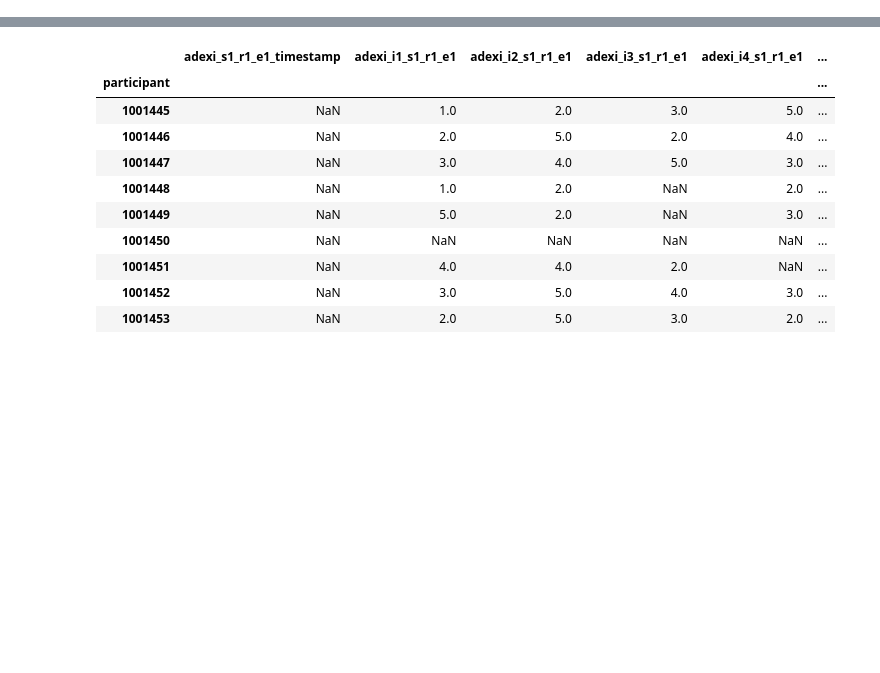
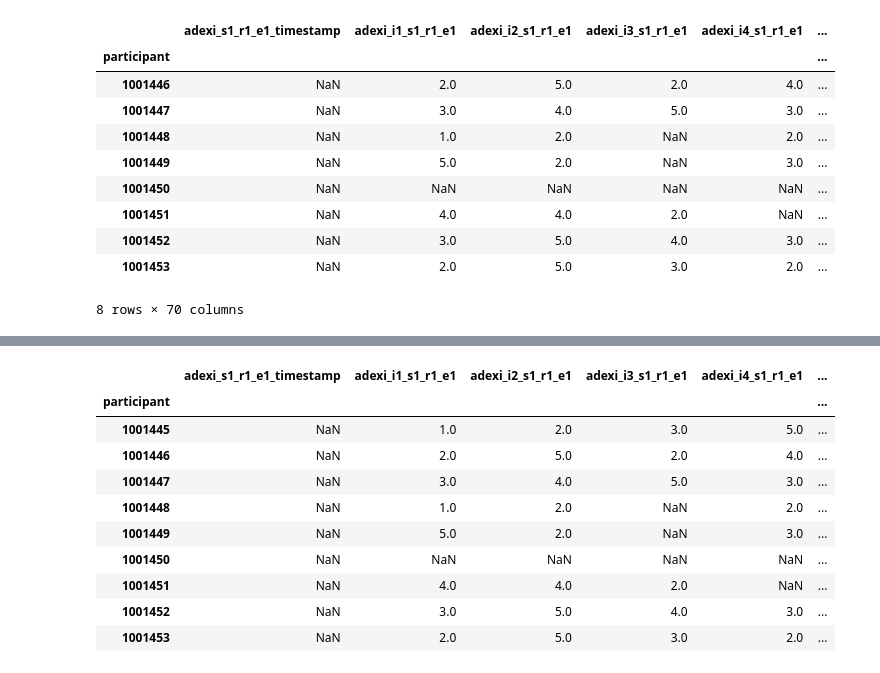
Before and after one commit to davhunt/instruments, a Jupyter notebook: script/Testing.ipynb, the cells around one changed output, grey strips where cells are left out. Cells and saved outputs as stored; diff of their text form; code cells hidden in the pictures; blank space fills up the shorter version.

```diff
--- a/script/Testing.ipynb
+++ b/script/Testing.ipynb
@@ -248,5 +372,5 @@ class Adexi:
 # %%
-file = pd.read_csv("/Users/osman/OneDrive/Documents/expected_input.csv",index_col="participant")
+file = pd.read_csv("/Users/osman/OneDrive/Documents/expected_inputAQ10.csv",index_col="participant")
 df = pd.DataFrame(file)
 # %%
 with open('data.json','r') as infile:
@@ -262,0 +407,16 @@ this is inside of possibleScoring [1001451, 1001447, 1001453, 1001446]
+# %%
+df.drop(1001445,inplace=True)
+# %%
+df
+# %% [output]
+|  | adexi_s1_r1_e1_timestamp | adexi_i1_s1_r1_e1 | adexi_i2_s1_r1_e1 | adexi_i3_s1_r1_e1 | adexi_i4_s1_r1_e1 | ... |
+| participant |  |  |  |  |  | ... |
+| 1001446 | NaN | 2.0 | 5.0 | 2.0 | 4.0 | ... |
+| 1001447 | NaN | 3.0 | 4.0 | 5.0 | 3.0 | ... |
+| 1001448 | NaN | 1.0 | 2.0 | NaN | 2.0 | ... |
+| 1001449 | NaN | 5.0 | 2.0 | NaN | 3.0 | ... |
+| 1001450 | NaN | NaN | NaN | NaN | NaN | ... |
+| 1001451 | NaN | 4.0 | 4.0 | 2.0 | NaN | ... |
+| 1001452 | NaN | 3.0 | 5.0 | 4.0 | 3.0 | ... |
+| 1001453 | NaN | 2.0 | 5.0 | 3.0 | 2.0 | ... |
+8 rows × 70 columns
```
Also changed, not shown: parts of 10 cells of this notebook, 2 other files.
